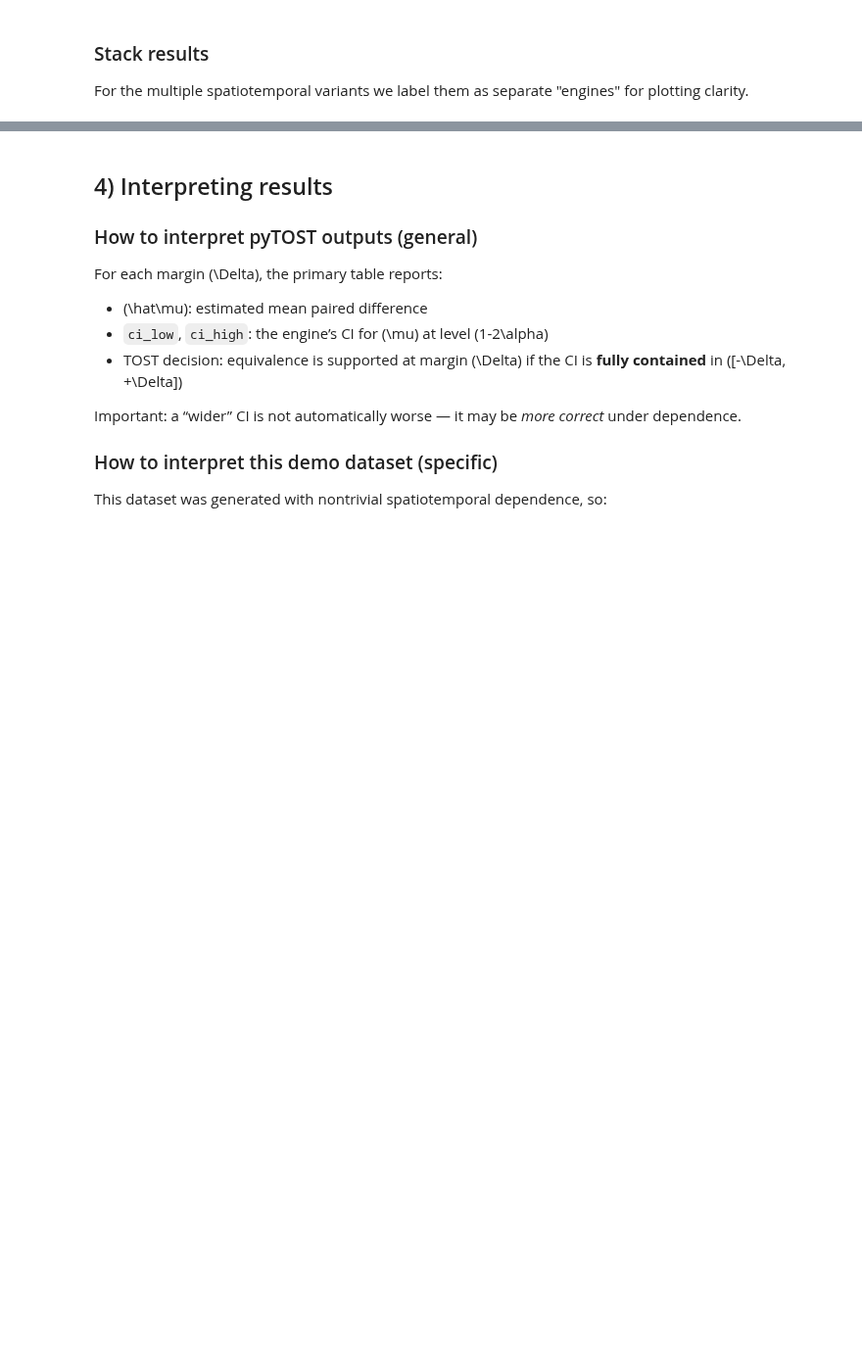
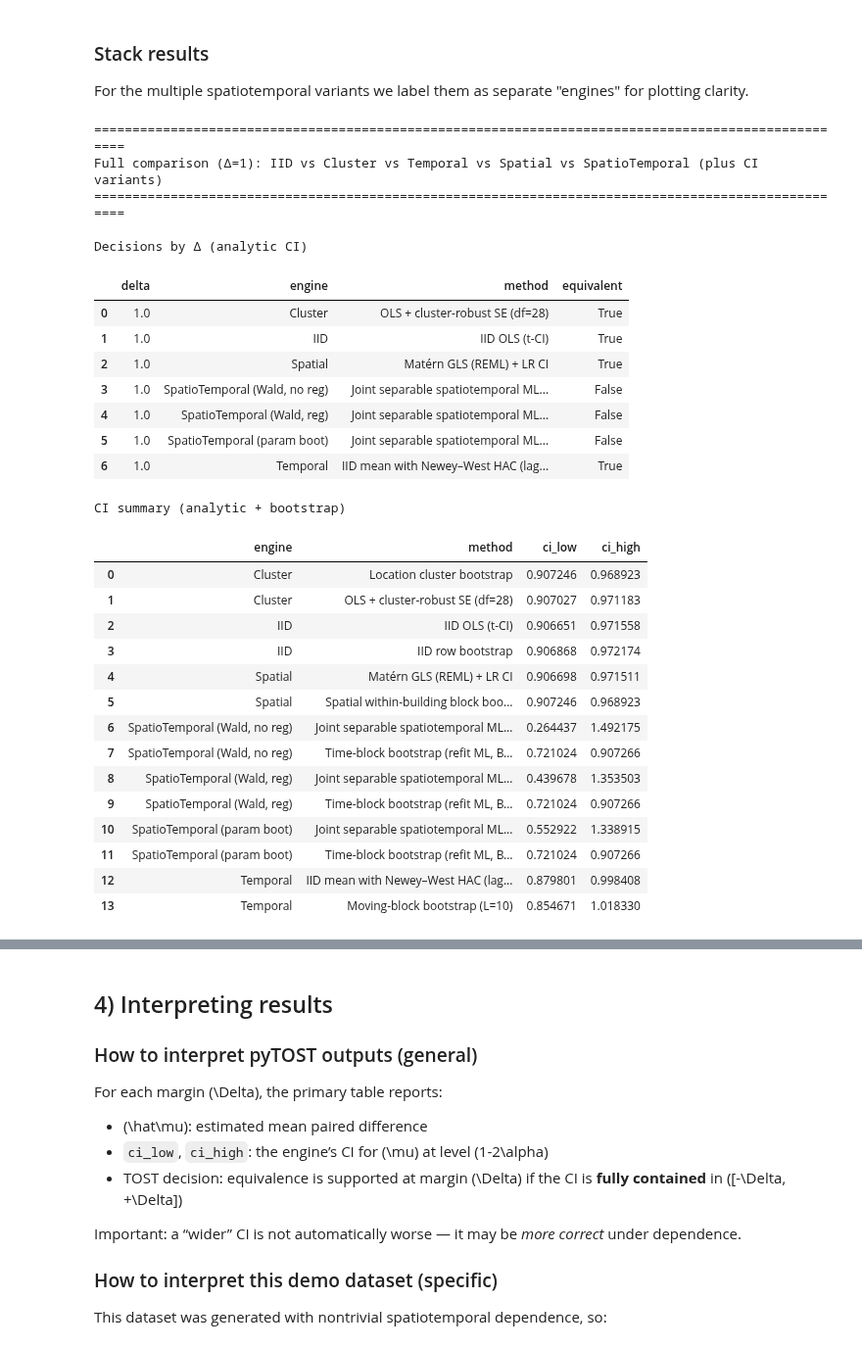
Before and after one commit to NatLabRockies/pyTOST, a Jupyter notebook: pyTOST_demo.ipynb, the cells around one changed output, grey strips where cells are left out. Shown at 98% size. Drawn from its saved outputs; the diff is of its cells as text; code cells hidden in the pictures; blank space fills up the shorter version.

```diff
--- a/pyTOST_demo.ipynb
+++ b/pyTOST_demo.ipynb
@@ -323,7 +323,7 @@ We generate a synthetic paired-difference dataset with:
 
 The generator parameters are loaded from optimization outputs so the dataset exhibits nontrivial dependence.
 # %%
-st_params = load_params("./pyTOST/data_gen/best_spatiotemporal_params.json")
+st_params = load_params("pyTOST/data_gen/best_spatiotemporal_params.json")
 validate_required_kwargs(generate_spatiotemporal, st_params)
 
 df_long, meta = generate_spatiotemporal(**kwargs_for(generate_spatiotemporal, st_params))
@@ -609,6 +609,6 @@ res_st_tb = run_tost(
 
 # For plotting/stacking we just need the CI bounds for the requested margin(s).
 boot_st = (
-    float(res_st_tb.loc[res_st_tb["delta"] == 1.0, "ci_low"].iloc[0]),
-    float(res_st_tb.loc[res_st_tb["delta"] == 1.0, "ci_high"].iloc[0]),
+    float(res_st_tb["primary"].loc[res_st_tb["primary"]["delta"] == 1.0, "ci_low"].iloc[0]),
+    float(res_st_tb["primary"].loc[res_st_tb["primary"]["delta"] == 1.0, "ci_high"].iloc[0]),
 )
@@ -727,16 +725,46 @@ For the multiple spatiotemporal variants we label them as separate "engines" for
 # %%
 t_iid = add_bootstrap_to_primary(stack_primary("IID", res_iid), boot_iid, "IID row bootstrap")
 t_clu = add_bootstrap_to_primary(stack_primary("Cluster", res_clu), boot_clu, "Location cluster bootstrap")
 t_tmp = add_bootstrap_to_primary(stack_primary("Temporal", res_tmp), boot_tmp, f"Moving-block bootstrap (L={block_len})")
-t_spa = add_bootstrap_to_primary(stack_primary("Spatial", res_spa), boot_spa, "Location cluster bootstrap")
+t_spa = add_bootstrap_to_primary(stack_primary("Spatial", res_spa), boot_spa, "Spatial within-building block bootstrap")
 
 t_st_def = add_bootstrap_to_primary(stack_primary("SpatioTemporal (param boot)", res_st_default), boot_st, f"Time-block bootstrap (refit ML, B={BOOT_B})")
 t_st_wnr = add_bootstrap_to_primary(stack_primary("SpatioTemporal (Wald, no reg)", res_st_wald_noreg), boot_st, f"Time-block bootstrap (refit ML, B={BOOT_B})")
 t_st_wrg = add_bootstrap_to_primary(stack_primary("SpatioTemporal (Wald, reg)", res_st_wald_reg), boot_st, f"Time-block bootstrap (refit ML, B={BOOT_B})")
 
 comb, panel_a, panel_b = combine_and_display(
     [t_iid, t_clu, t_tmp, t_spa, t_st_def, t_st_wnr, t_st_wrg],
     "Full comparison (Δ=1): IID vs Cluster vs Temporal vs Spatial vs SpatioTemporal (plus CI variants)"
 )
+# %% [output]
+====================================================================================================
+Full comparison (Δ=1): IID vs Cluster vs Temporal vs Spatial vs SpatioTemporal (plus CI variants)
+====================================================================================================
+
+Decisions by Δ (analytic CI)
+|  | delta | engine | method | equivalent |
+| 0 | 1.0 | Cluster | OLS + cluster-robust SE (df=28) | True |
+| 1 | 1.0 | IID | IID OLS (t-CI) | True |
+| 2 | 1.0 | Spatial | Matérn GLS (REML) + LR CI | True |
+| 3 | 1.0 | SpatioTemporal (Wald, no reg) | Joint separable spatiotemporal ML... | False |
+| 4 | 1.0 | SpatioTemporal (Wald, reg) | Joint separable spatiotemporal ML... | False |
+| 5 | 1.0 | SpatioTemporal (param boot) | Joint separable spatiotemporal ML... | False |
+| 6 | 1.0 | Temporal | IID mean with Newey–West HAC (lag... | True |
+CI summary (analytic + bootstrap)
+|  | engine | method | ci_low | ci_high |
+| 0 | Cluster | Location cluster bootstrap | 0.907246 | 0.968923 |
+| 1 | Cluster | OLS + cluster-robust SE (df=28) | 0.907027 | 0.971183 |
+| 2 | IID | IID OLS (t-CI) | 0.906651 | 0.971558 |
+| 3 | IID | IID row bootstrap | 0.906868 | 0.972174 |
+| 4 | Spatial | Matérn GLS (REML) + LR CI | 0.906698 | 0.971511 |
+| 5 | Spatial | Spatial within-building block boo... | 0.907246 | 0.968923 |
+| 6 | SpatioTemporal (Wald, no reg) | Joint separable spatiotemporal ML... | 0.264437 | 1.492175 |
+| 7 | SpatioTemporal (Wald, no reg) | Time-block bootstrap (refit ML, B... | 0.721024 | 0.907266 |
+| 8 | SpatioTemporal (Wald, reg) | Joint separable spatiotemporal ML... | 0.439678 | 1.353503 |
+| 9 | SpatioTemporal (Wald, reg) | Time-block bootstrap (refit ML, B... | 0.721024 | 0.907266 |
+| 10 | SpatioTemporal (param boot) | Joint separable spatiotemporal ML... | 0.552922 | 1.338915 |
+| 11 | SpatioTemporal (param boot) | Time-block bootstrap (refit ML, B... | 0.721024 | 0.907266 |
+| 12 | Temporal | IID mean with Newey–West HAC (lag... | 0.879801 | 0.998408 |
+| 13 | Temporal | Moving-block bootstrap (L=10) | 0.854671 | 1.018330 |
 # %%
 plot_ci_compare_delta1(comb, "All engines + SpatioTemporal CI variants")
```
Also changed, not shown: parts of 2 cells of this notebook, 2 other files.
